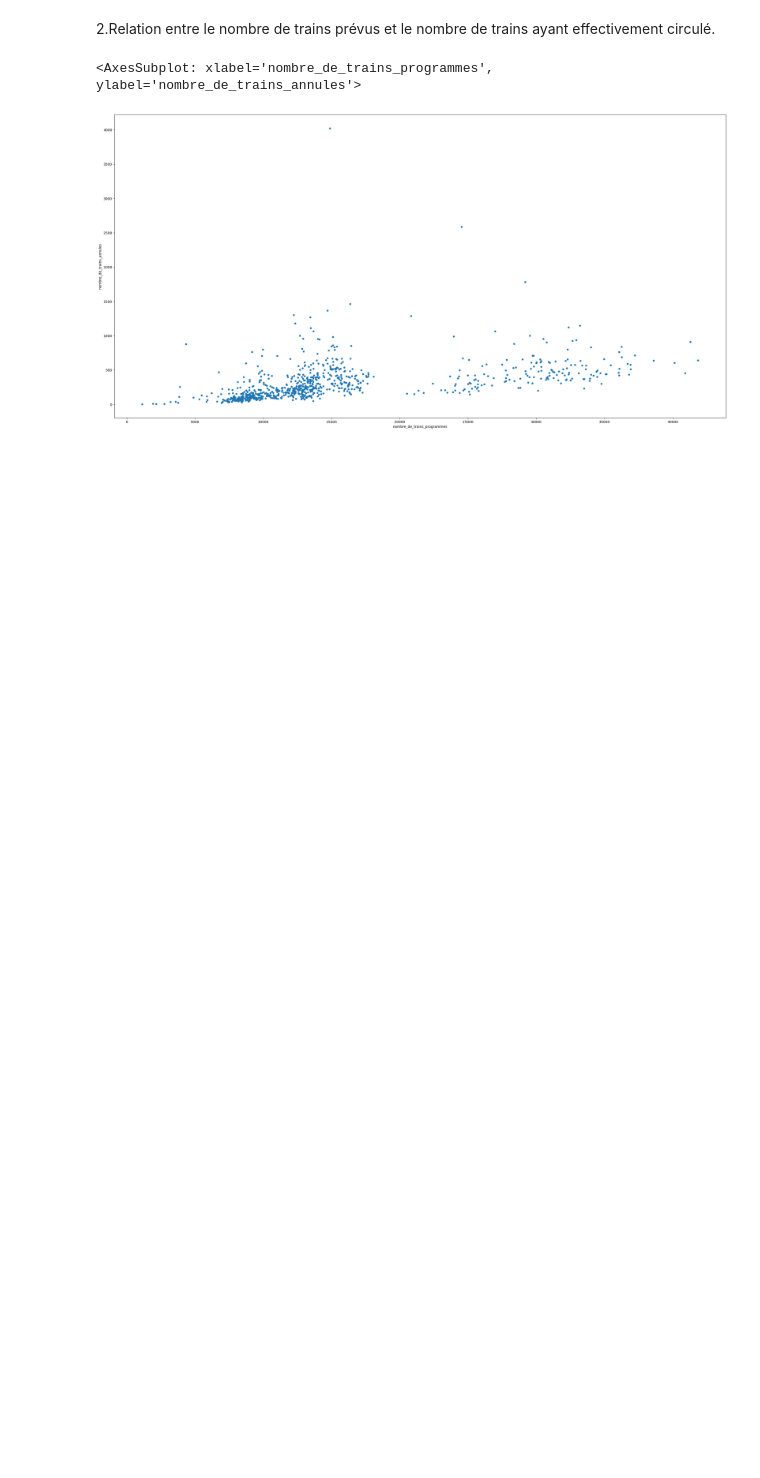
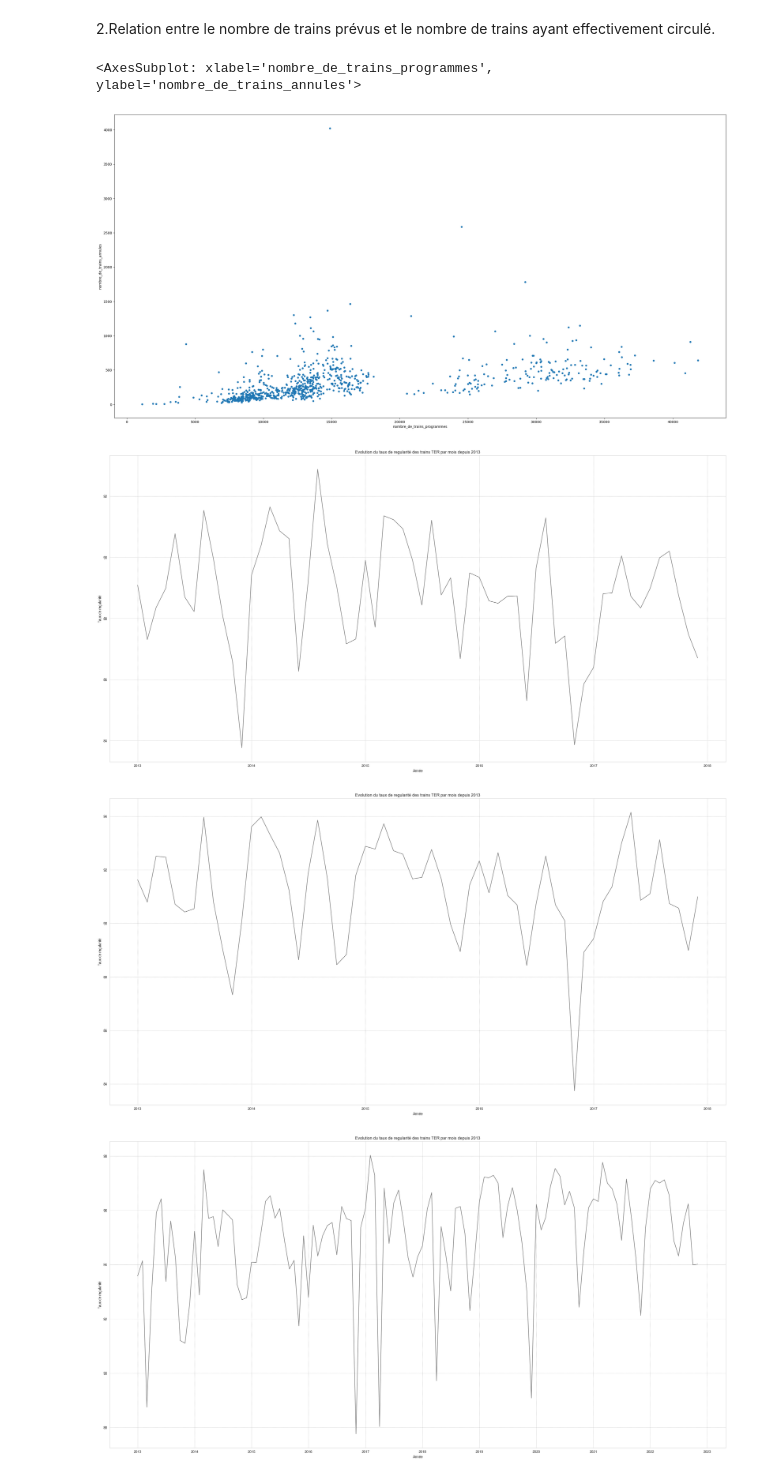
Before and after one commit to gbiaou/Projet_Python_SNCF, a Jupyter notebook: Regularite_des_trains/Recuperation_données_regularité.ipynb, the cells around one changed output. Drawn from its saved outputs; the diff is of its cells as text; code cells hidden in the pictures; blank space fills up the shorter version.

Commit message:
analyse de regularite  vf1

```diff
--- a/Regularite_des_trains/Recuperation_données_regularité.ipynb
+++ b/Regularite_des_trains/Recuperation_données_regularité.ipynb
@@ -398,3 +411,20 @@ df_final.plot.scatter(x="nombre_de_trains_programmes", y="nombre_de_trains_annul
 # %% [output]
 <AxesSubplot: xlabel='nombre_de_trains_programmes', ylabel='nombre_de_trains_annules'>
 [figure]
+# %%
+#!pip install seaborn
+import seaborn as sns
+import matplotlib.pyplot as plt
+for i in list_regions:
+    df_region_i=df_final[df_final['new_region']==i]
+    df_region_i=df_region_i.sort_values(by='date')
+    sns.set_style("whitegrid",{"grid.color": ".6", "grid.linestyle": ":"})
+    plt.plot(df_region_i['date'], df_region_i['taux_de_regularite'], "gray")
+    plt.title('Evolution du taux de regularité des trains TER par mois depuis 2013')
+    plt.xlabel('Année')
+    plt.ylabel('Taux de regularité')
+    plt.show()
+# %% [output]
+[figure, added]
+[figure, added]
+[figure, added]
```
Also changed, not shown: parts of 5 cells of this notebook.
